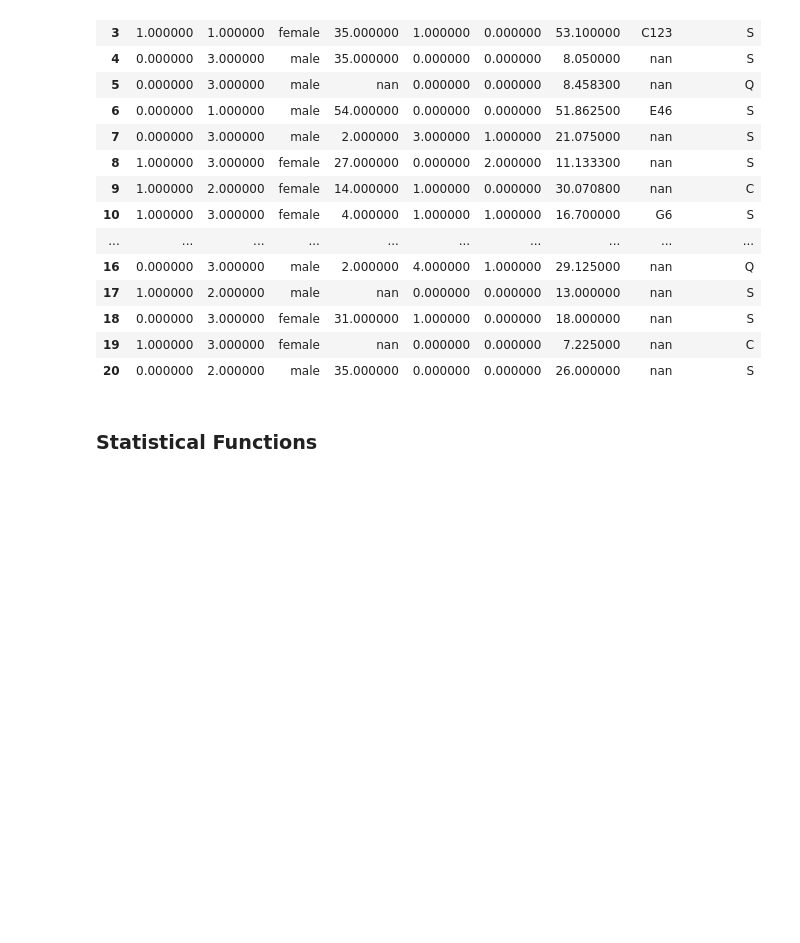
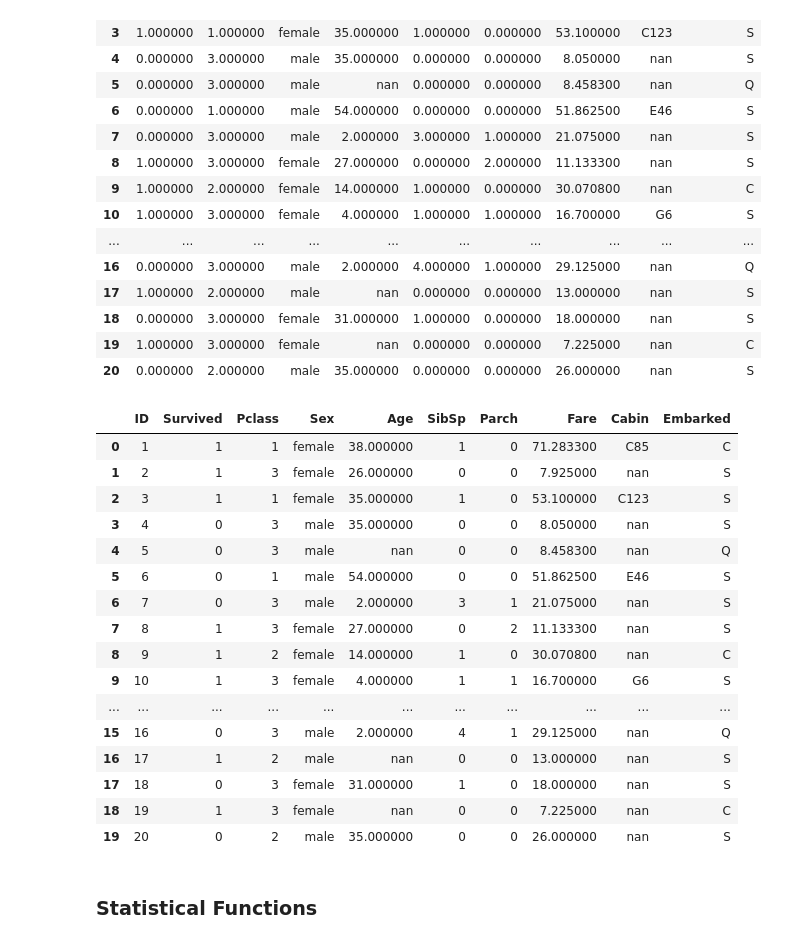
Before and after one commit to tkaya94/UdemyDataScience, a Jupyter notebook: 3_Pandas/07_Misc.ipynb, the cells around one changed output. Cells and saved outputs as stored; diff of their text form; code cells hidden in the pictures; blank space fills up the shorter version.

```diff
--- a/3_Pandas/07_Misc.ipynb
+++ b/3_Pandas/07_Misc.ipynb
@@ -51,3 +57,25 @@ df.to_csv("../data/titanic/modified_dataset.csv")
+# %%
+df = pd.read_excel("../data/titanic/modified_dataset.xlsx")
+
+df_info(df)
+# %% [output]
+|  | ID | Survived | Pclass | Sex | Age | SibSp | Parch | Fare | Cabin | Embarked |
+| 0 | 1 | 1 | 1 | female | 38.000000 | 1 | 0 | 71.283300 | C85 | C |
+| 1 | 2 | 1 | 3 | female | 26.000000 | 0 | 0 | 7.925000 | nan | S |
+| 2 | 3 | 1 | 1 | female | 35.000000 | 1 | 0 | 53.100000 | C123 | S |
+| 3 | 4 | 0 | 3 | male | 35.000000 | 0 | 0 | 8.050000 | nan | S |
+| 4 | 5 | 0 | 3 | male | nan | 0 | 0 | 8.458300 | nan | Q |
+| 5 | 6 | 0 | 1 | male | 54.000000 | 0 | 0 | 51.862500 | E46 | S |
+| 6 | 7 | 0 | 3 | male | 2.000000 | 3 | 1 | 21.075000 | nan | S |
+| 7 | 8 | 1 | 3 | female | 27.000000 | 0 | 2 | 11.133300 | nan | S |
+| 8 | 9 | 1 | 2 | female | 14.000000 | 1 | 0 | 30.070800 | nan | C |
+| 9 | 10 | 1 | 3 | female | 4.000000 | 1 | 1 | 16.700000 | G6 | S |
+| ... | ... | ... | ... | ... | ... | ... | ... | ... | ... | ... |
+| 15 | 16 | 0 | 3 | male | 2.000000 | 4 | 1 | 29.125000 | nan | Q |
+| 16 | 17 | 1 | 2 | male | nan | 0 | 0 | 13.000000 | nan | S |
+| 17 | 18 | 0 | 3 | female | 31.000000 | 1 | 0 | 18.000000 | nan | S |
+| 18 | 19 | 1 | 3 | female | nan | 0 | 0 | 7.225000 | nan | C |
+| 19 | 20 | 0 | 2 | male | 35.000000 | 0 | 0 | 26.000000 | nan | S |
 # %% [markdown]
 ### Statistical Functions
 # %%
```
Also changed, not shown: parts of 9 cells of this notebook, 5 other files.
